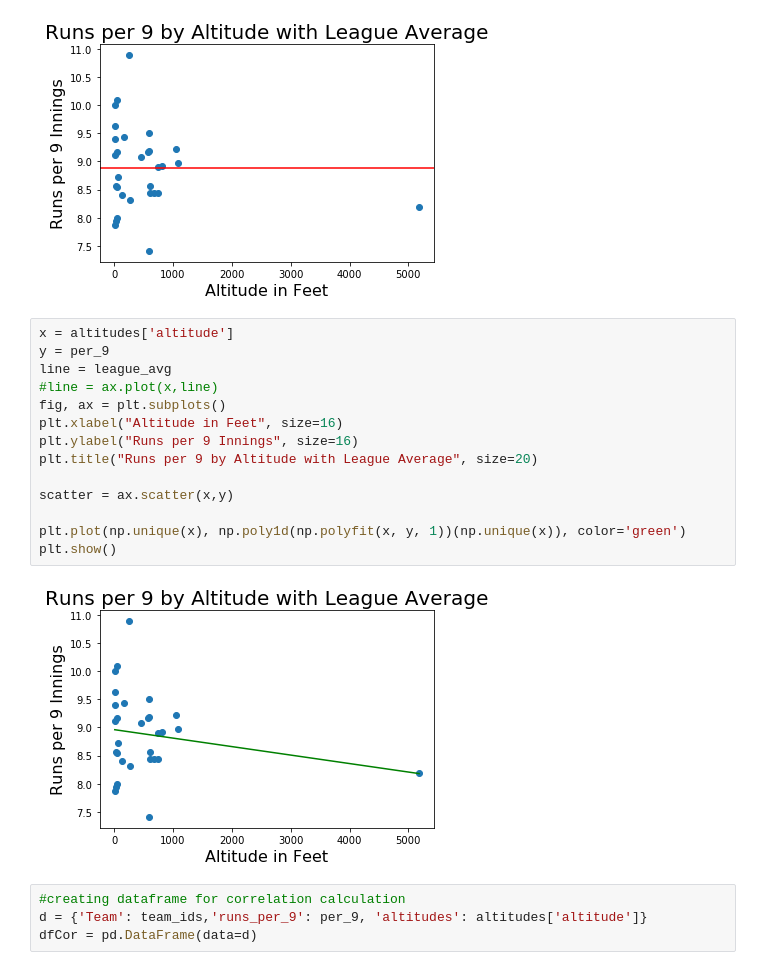
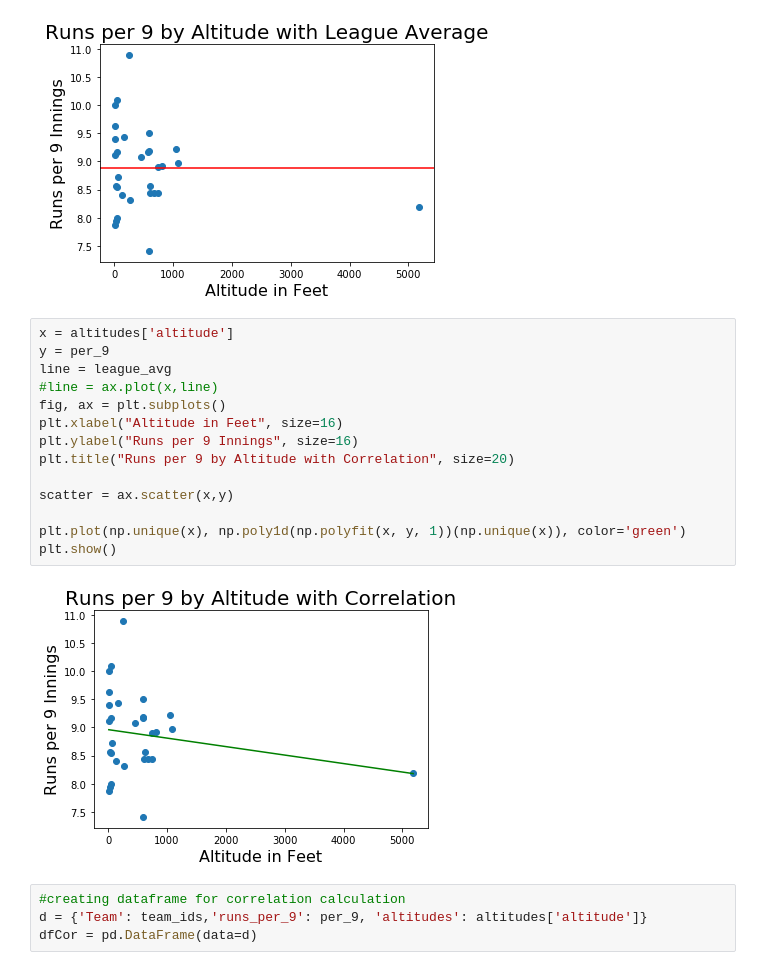
Before and after one commit to SamBusser30/Park_Factor-, a Jupyter notebook: Project_Code/Runs per 9.ipynb, the cells around one changed output. Drawn from its saved outputs; the diff is of its cells as text.

```diff
--- a/Project_Code/Runs per 9.ipynb
+++ b/Project_Code/Runs per 9.ipynb
@@ -136,19 +136,19 @@ plt.show()
 # %%
 x = altitudes['altitude']
 y = per_9
 line = league_avg
 #line = ax.plot(x,line)
 fig, ax = plt.subplots()
 plt.xlabel("Altitude in Feet", size=16)
 plt.ylabel("Runs per 9 Innings", size=16)
-plt.title("Runs per 9 by Altitude with League Average", size=20)
+plt.title("Runs per 9 by Altitude with Correlation", size=20)
 
 scatter = ax.scatter(x,y)
 
 plt.plot(np.unique(x), np.poly1d(np.polyfit(x, y, 1))(np.unique(x)), color='green')
 plt.show()
 # %% [output]
-[figure, old version]
+[figure, new version]
 # %%
 #creating dataframe for correlation calculation
 d = {'Team': team_ids,'runs_per_9': per_9, 'altitudes': altitudes['altitude']}
```
Also changed, not shown: parts of 2 cells of this notebook, 2 other files.
